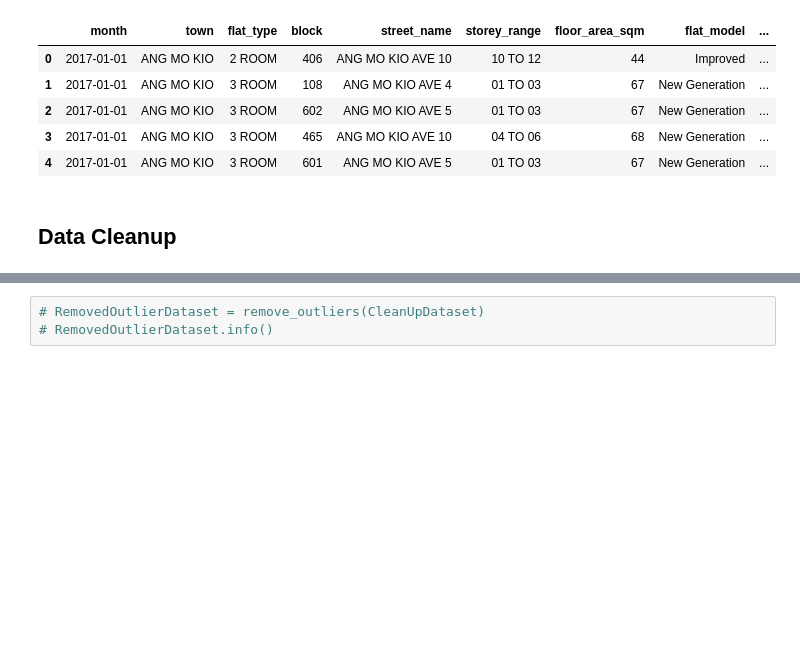
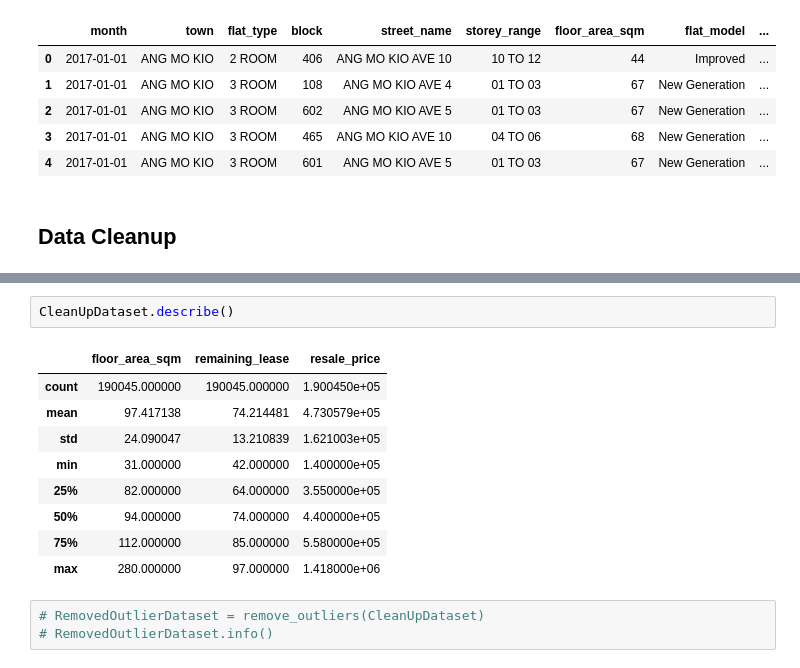
Before and after one commit to Amizzuddin/cc0002, a Jupyter notebook: main.ipynb, the cells around one changed output, grey strips where cells are left out. Drawn from its saved outputs; the diff is of its cells as text; blank space fills up the shorter version.

```diff
--- a/main.ipynb
+++ b/main.ipynb
@@ -58,3 +78,15 @@ memory usage: 8.8+ MB
+# %%
+CleanUpDataset.describe()
+# %% [output]
+|  | floor_area_sqm | remaining_lease | resale_price |
+| count | 190045.000000 | 190045.000000 | 1.900450e+05 |
+| mean | 97.417138 | 74.214481 | 4.730579e+05 |
+| std | 24.090047 | 13.210839 | 1.621003e+05 |
+| min | 31.000000 | 42.000000 | 1.400000e+05 |
+| 25% | 82.000000 | 64.000000 | 3.550000e+05 |
+| 50% | 94.000000 | 74.000000 | 4.400000e+05 |
+| 75% | 112.000000 | 85.000000 | 5.580000e+05 |
+| max | 280.000000 | 97.000000 | 1.418000e+06 |
 # %%
 # RemovedOutlierDataset = remove_outliers(CleanUpDataset)
 # RemovedOutlierDataset.info()
```
Also changed, not shown: parts of 5 cells of this notebook, 8 other files.
